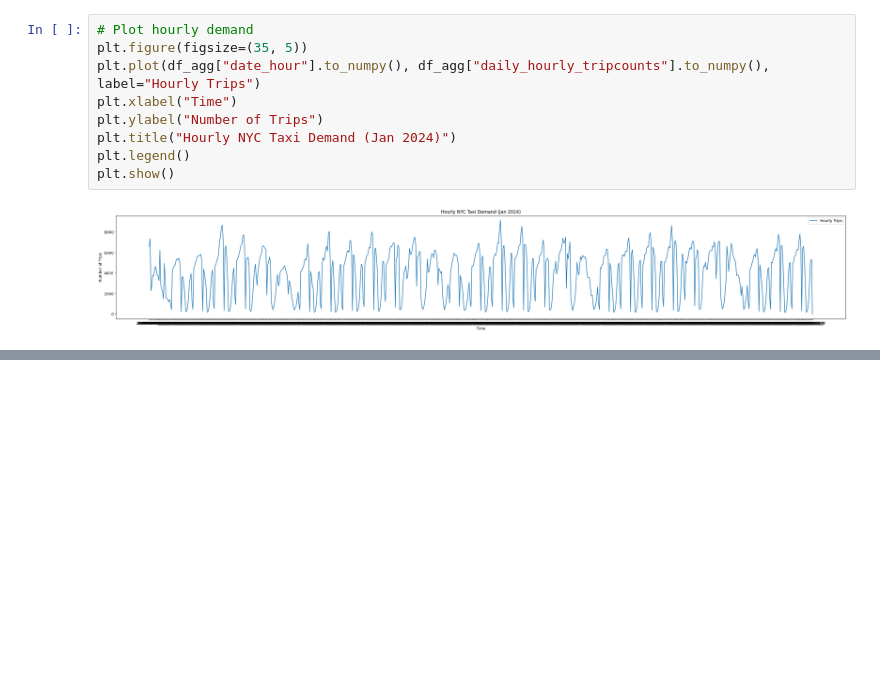
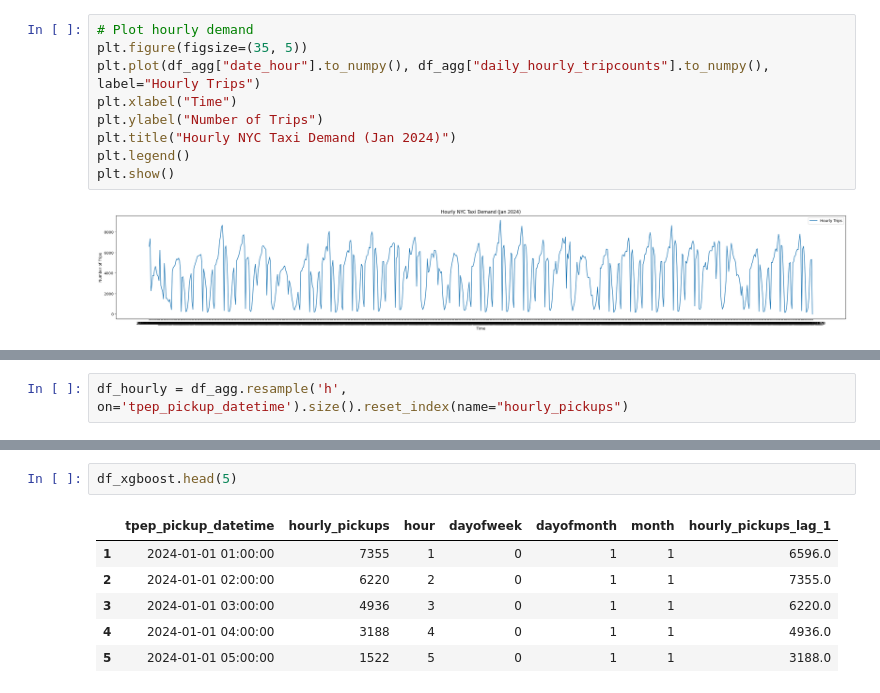
Before and after one commit to shaukat-abidi/NYCTaxiData, a Jupyter notebook: script_2.ipynb, the cells around one changed output, grey strips where cells are left out. Drawn from its saved outputs; the diff is of its cells as text; blank space fills up the shorter version.

```diff
--- a/script_2.ipynb
+++ b/script_2.ipynb
@@ -381,0 +401,2 @@ plt.show()
+# %%
+df_hourly = df_agg.resample('h', on='tpep_pickup_datetime').size().reset_index(name="hourly_pickups")
@@ -381,0 +636,9 @@ plt.show()
+# %%
+df_xgboost.head(5)
+# %% [output]
+|  | tpep_pickup_datetime | hourly_pickups | hour | dayofweek | dayofmonth | month | hourly_pickups_lag_1 |
+| 1 | 2024-01-01 01:00:00 | 7355 | 1 | 0 | 1 | 1 | 6596.0 |
+| 2 | 2024-01-01 02:00:00 | 6220 | 2 | 0 | 1 | 1 | 7355.0 |
+| 3 | 2024-01-01 03:00:00 | 4936 | 3 | 0 | 1 | 1 | 6220.0 |
+| 4 | 2024-01-01 04:00:00 | 3188 | 4 | 0 | 1 | 1 | 4936.0 |
+| 5 | 2024-01-01 05:00:00 | 1522 | 5 | 0 | 1 | 1 | 3188.0 |
```
Also changed, not shown: parts of 37 cells of this notebook, 1 other file.
